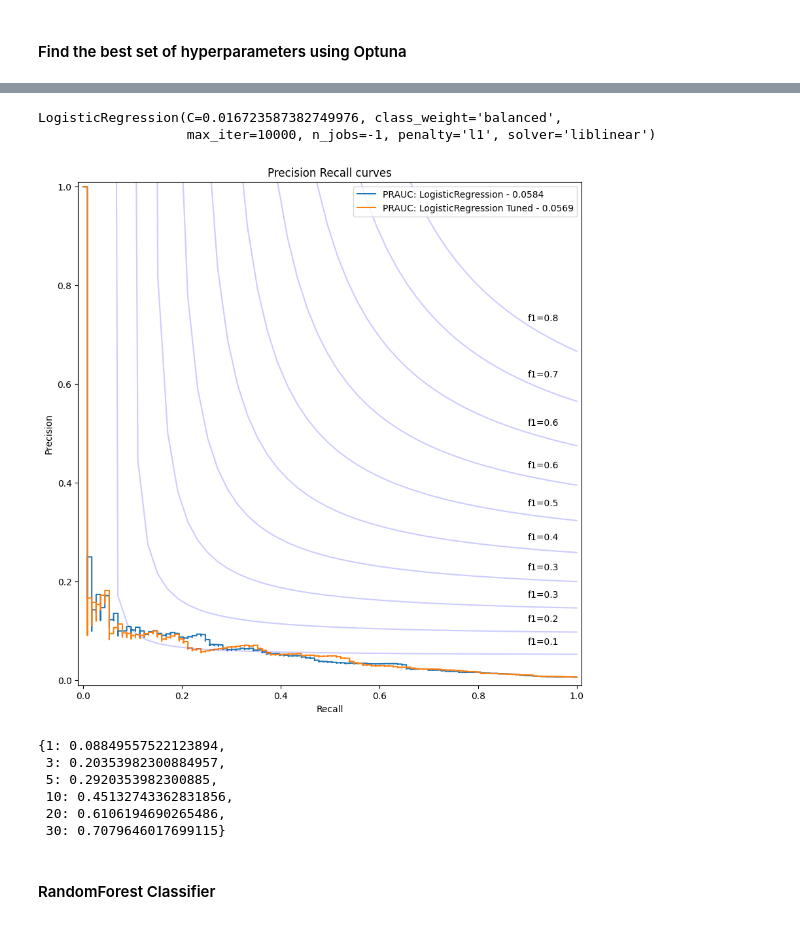
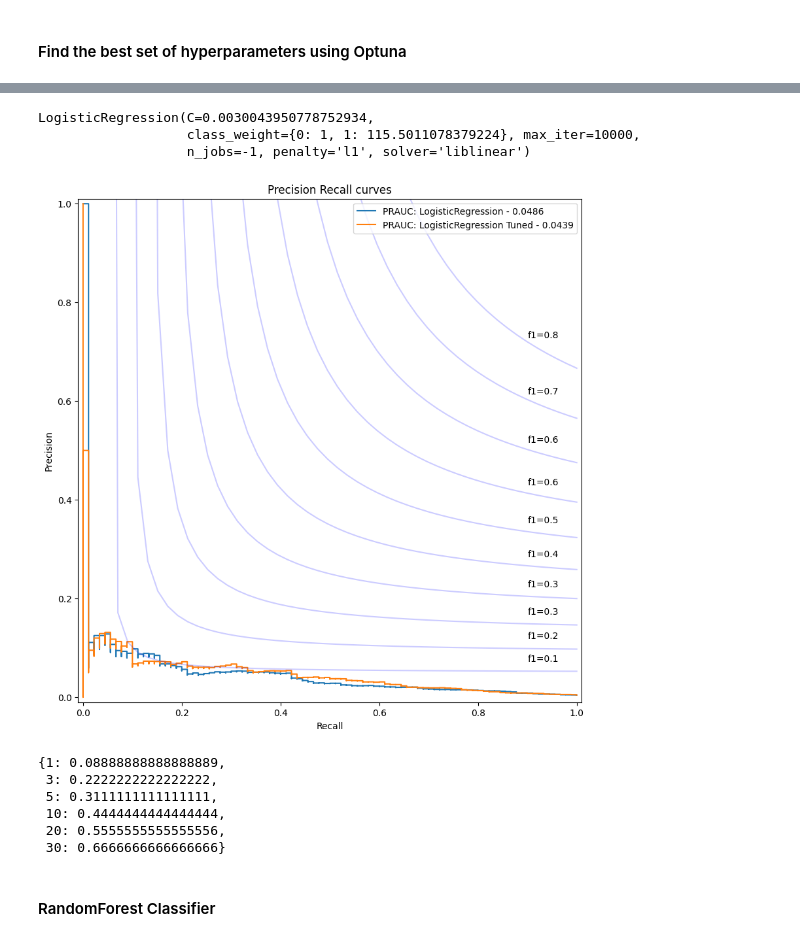
Before and after one commit to B0R0koko/pumps_and_dumps, a Jupyter notebook: train/classification/train_17_08.ipynb, the cells around one changed output, grey strips where cells are left out. Saved outputs shown, nothing was run; the diff lists cells and outputs as text; code cells hidden in the pictures.

```diff
--- a/train/classification/train_17_08.ipynb
+++ b/train/classification/train_17_08.ipynb
@@ -401,7 +414,7 @@ df_filtered_returns: pd.DataFrame = pd.DataFrame()
 
 i = 0
 
-for pump_id, df_pump in tqdm(df_returns.groupby("pump_hash")):
+for pump_id, df_pump in tqdm(df_returns.groupby("pump_hash", sort=False)):
     if df_pump[df_pump["is_pumped"]]["asset_return_rank"].iloc[0] <= 10:
         df_pump["pump_id"] = i
         df_filtered_returns = pd.concat([df_filtered_returns, df_pump])
@@ -432,5 +477,5 @@ pd.DataFrame({"sample": ["train", "test"], "num_pumps": pumps})
 # %%
 # on average the size of crosssection
-mean_crosssection_size: float = df_scaled.groupby("pump_hash")["ticker"].count().mean()
+mean_crosssection_size: float = df_filtered_returns.groupby("pump_hash")["ticker"].count().mean()
 mean_crosssection_size
 # %% [output]
@@ -448,7 +514,7 @@ model_lr = LogisticRegression(
 
 model_lr.fit(df_train[reg_cols], df_train["is_pumped"])
 
-probas_pred_lr = model_lr.predict_proba(df_test[reg_cols])[:, 1]
+probas_pred_lr_val = model_lr.predict_proba(df_val[reg_cols])[:, 1]
 # %% [markdown]
 <h4>Plot Precision Recall Curve and compute PRAUC on validation sample</h4>
 # %%
@@ -669,33 +737,36 @@ study_lr.optimize(
 # %%
 l1_lambda = study_lr.best_params["lambda"]
+class_weight = study_lr.best_params["class_weight"]
 
 model_lr_tuned = LogisticRegression(
-    class_weight="balanced", penalty="l1", solver="liblinear", max_iter=10000, n_jobs=-1, C=1 / l1_lambda
+    class_weight={0: 1, 1: class_weight}, penalty="l1",
+    solver="liblinear", max_iter=10000, n_jobs=-1, C=1/l1_lambda
 )
 
 model_lr_tuned.fit(df_train[reg_cols], df_train["is_pumped"])
 # %% [output]
-LogisticRegression(C=0.016723587382749976, class_weight='balanced',
-                   max_iter=10000, n_jobs=-1, penalty='l1', solver='liblinear')
+LogisticRegression(C=0.0030043950778752934,
+                   class_weight={0: 1, 1: 115.5011078379224}, max_iter=10000,
+                   n_jobs=-1, penalty='l1', solver='liblinear')
 # %%
-probas_pred_lr_tuned = model_lr_tuned.predict_proba(df_test[reg_cols])[:, 1]
+probas_pred_lr_tuned_val = model_lr_tuned.predict_proba(df_val[reg_cols])[:, 1]
 
 ax = plot_precision_recall(
-    df=df_test, model_probas={"LogisticRegression": probas_pred_lr, "LogisticRegression Tuned": probas_pred_lr_tuned}
+    df=df_val, model_probas={"LogisticRegression": probas_pred_lr_val, "LogisticRegression Tuned": probas_pred_lr_tuned_val}
 )
 
 plt.show()
 # %% [output]
-[figure, old version]
+[figure, new version]
 # %%
-calculate_topk(df_test=df_test, probas_pred=probas_pred_lr_tuned, topk_bins=topk_bins)
+calculate_topk(df_test=df_val, probas_pred=probas_pred_lr_tuned_val, topk_bins=topk_bins)
 # %% [output]
-{1: 0.08849557522123894,
- 3: 0.20353982300884957,
- 5: 0.2920353982300885,
- 10: 0.45132743362831856,
- 20: 0.6106194690265486,
- 30: 0.7079646017699115}
+{1: 0.08888888888888889,
+ 3: 0.2222222222222222,
+ 5: 0.3111111111111111,
+ 10: 0.4444444444444444,
+ 20: 0.5555555555555556,
+ 30: 0.6666666666666666}
 # %% [markdown]
 <h4>RandomForest Classifier</h4>
 # %%
```
Also changed, not shown: parts of 110 cells of this notebook, 13 other files.
